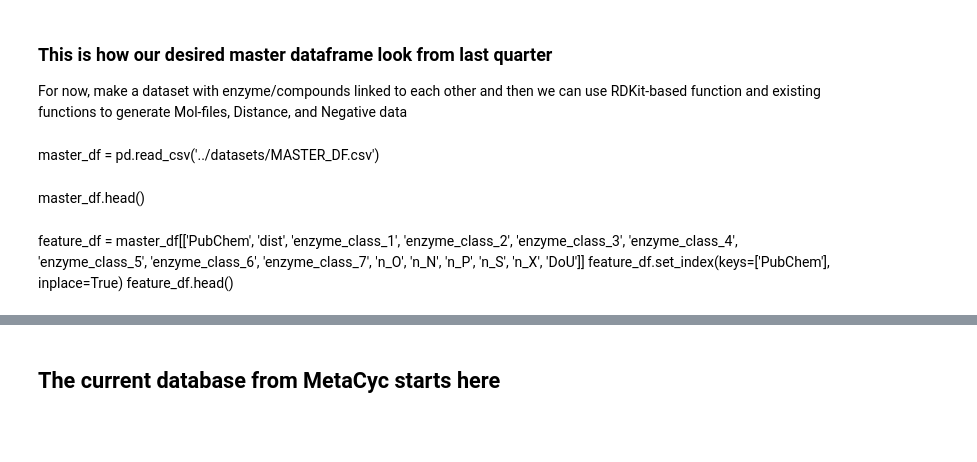
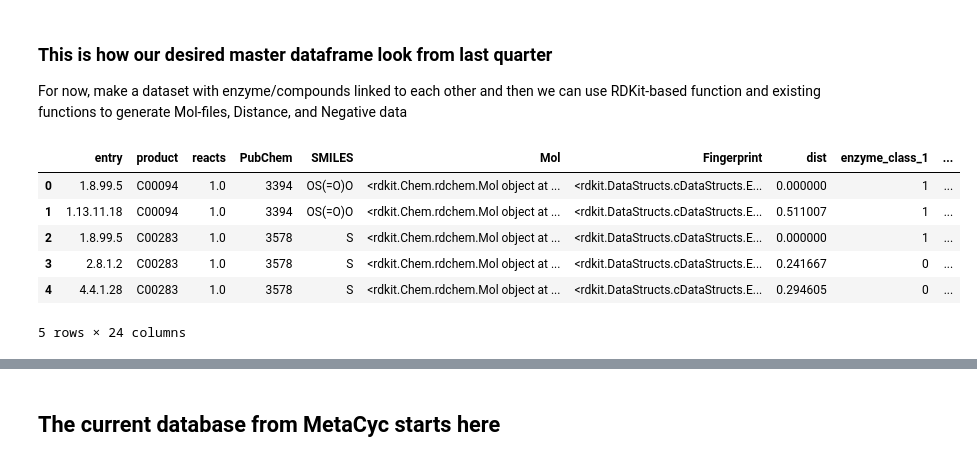
Before and after one commit to metamoles/metamoles, a Jupyter notebook: notebooks/Data_organization.ipynb, the cells around one changed output, grey strips where cells are left out. Saved outputs shown, nothing was run; the diff lists cells and outputs as text; code cells hidden in the pictures; blank space fills up the shorter version.

```diff
--- a/notebooks/Data_organization.ipynb
+++ b/notebooks/Data_organization.ipynb
@@ -35,13 +35,15 @@ import ast
 ### This is how our desired master dataframe look from last quarter
 
 For now, make a dataset with enzyme/compounds linked to each other and then we can use RDKit-based function and existing functions to generate Mol-files, Distance, and Negative data
-# %% [markdown]
-master_df = pd.read_csv('../datasets/MASTER_DF.csv')
-# %% [markdown]
-master_df.head()
-# %% [markdown]
-feature_df = master_df[['PubChem', 'dist', 'enzyme_class_1', 'enzyme_class_2', 'enzyme_class_3',
-       'enzyme_class_4', 'enzyme_class_5', 'enzyme_class_6', 'enzyme_class_7',
-        'n_O', 'n_N', 'n_P', 'n_S', 'n_X', 'DoU']]
-feature_df.set_index(keys=['PubChem'], inplace=True)
-feature_df.head()
+# %%
+master_df = pd.read_csv('../datasets/MASTER_DF.csv')
+# %%
+master_df.head()
+# %% [output]
+|  | entry | product | reacts | PubChem | SMILES | Mol | Fingerprint | dist | enzyme_class_1 | ... |
+| 0 | 1.8.99.5 | C00094 | 1.0 | 3394 | OS(=O)O | <rdkit.Chem.rdchem.Mol object at ... | <rdkit.DataStructs.cDataStructs.E... | 0.000000 | 1 | ... |
+| 1 | 1.13.11.18 | C00094 | 1.0 | 3394 | OS(=O)O | <rdkit.Chem.rdchem.Mol object at ... | <rdkit.DataStructs.cDataStructs.E... | 0.511007 | 1 | ... |
+| 2 | 1.8.99.5 | C00283 | 1.0 | 3578 | S | <rdkit.Chem.rdchem.Mol object at ... | <rdkit.DataStructs.cDataStructs.E... | 0.000000 | 1 | ... |
+| 3 | 2.8.1.2 | C00283 | 1.0 | 3578 | S | <rdkit.Chem.rdchem.Mol object at ... | <rdkit.DataStructs.cDataStructs.E... | 0.241667 | 0 | ... |
+| 4 | 4.4.1.28 | C00283 | 1.0 | 3578 | S | <rdkit.Chem.rdchem.Mol object at ... | <rdkit.DataStructs.cDataStructs.E... | 0.294605 | 0 | ... |
+5 rows × 24 columns
```
Also changed, not shown: parts of 47 cells of this notebook, 4 other files.
